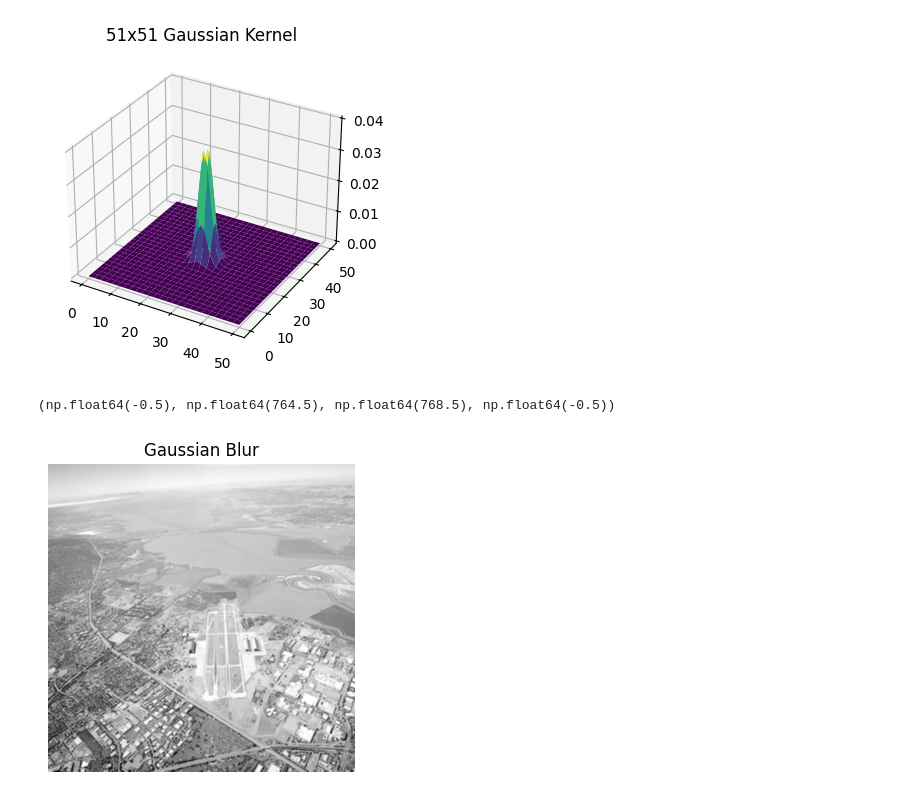
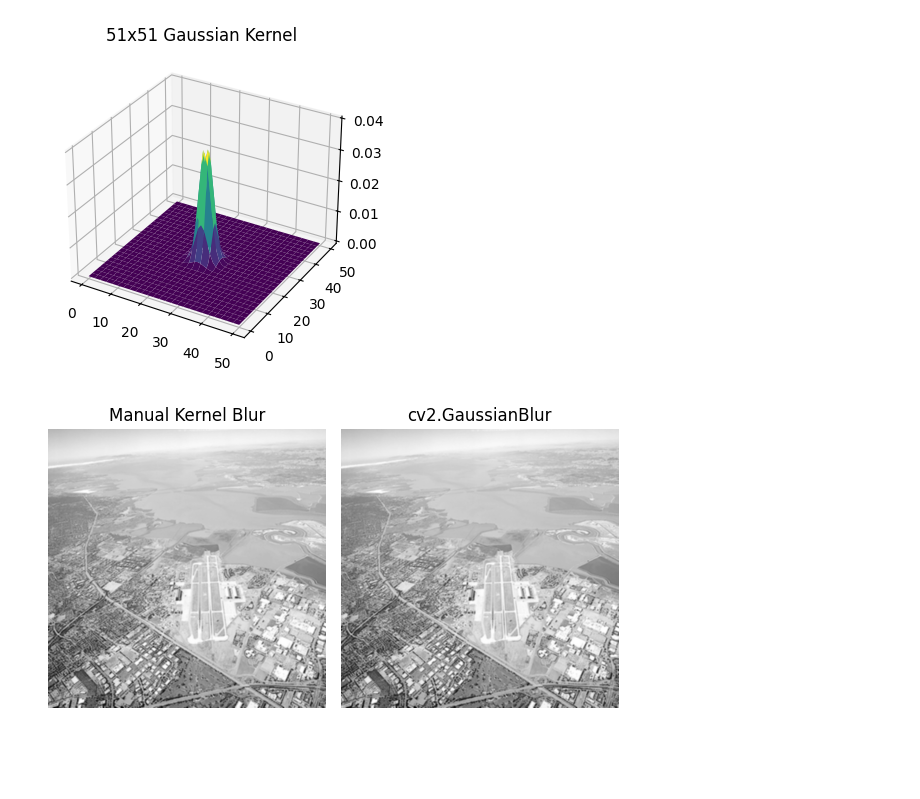
Before and after one commit to Bavitharan/computer-vision-assignment1, a Jupyter notebook: Assignment1.ipynb, the cells around one changed output. Drawn from its saved outputs; the diff is of its cells as text; code cells hidden in the pictures; blank space fills up the shorter version.

```diff
--- a/Assignment1.ipynb
+++ b/Assignment1.ipynb
@@ -142,10 +142,17 @@ plt.show()
 # %%
 blur_manual = cv2.filter2D(runway, -1, kernel)
 blur_cv = cv2.GaussianBlur(runway, (5,5), 2)
 
+plt.subplot(1, 2, 1)
+plt.imshow(blur_manual, cmap='gray')
+plt.title("Manual Kernel Blur")
+plt.axis('off')
+
+plt.subplot(1, 2, 2)
 plt.imshow(blur_cv, cmap='gray')
-plt.title("Gaussian Blur")
+plt.title("cv2.GaussianBlur")
 plt.axis('off')
+
+plt.tight_layout()
 # %% [output]
-(np.float64(-0.5), np.float64(764.5), np.float64(768.5), np.float64(-0.5))
-[figure, old version]
+[figure, new version]
```
